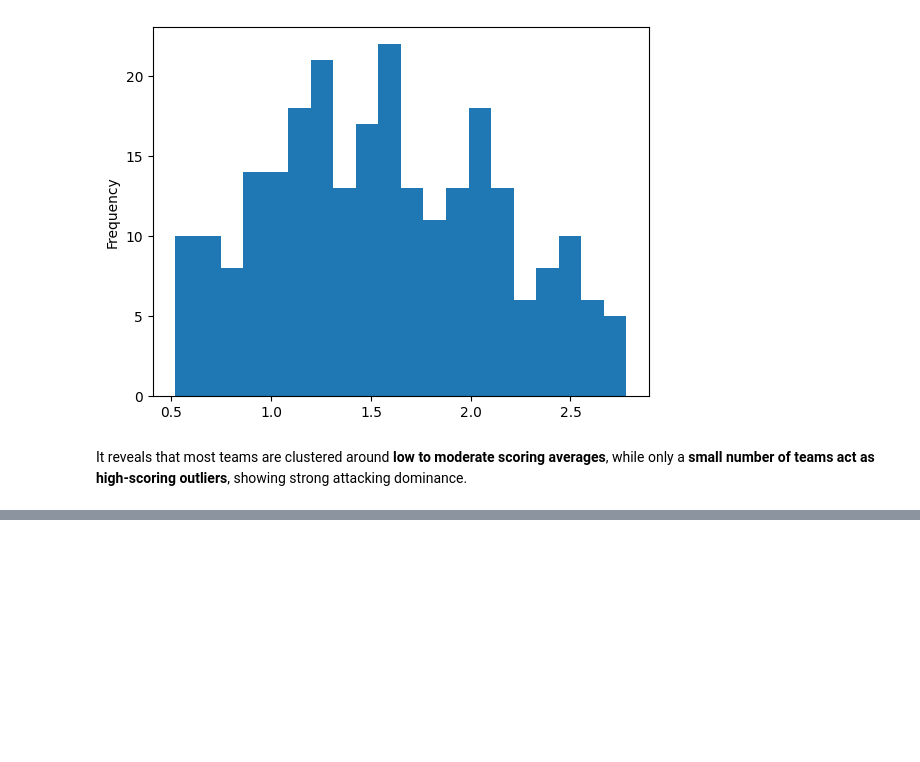
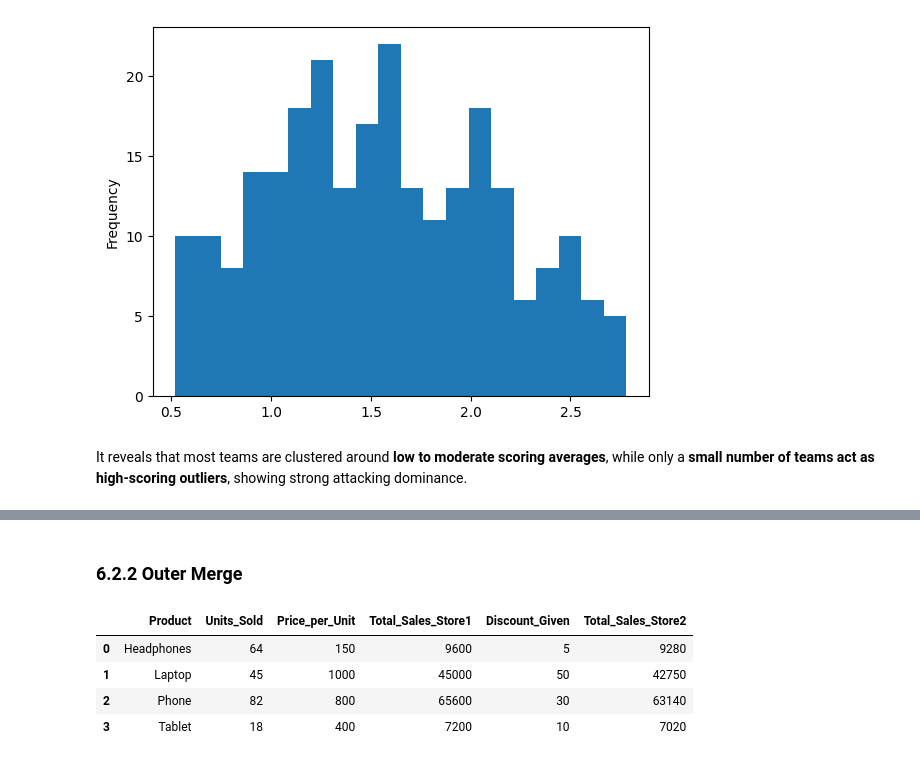
Before and after one commit to ahmedfakhar747/pandas-for-data-science, a Jupyter notebook: Pandas_2_Correlation_Analysis.ipynb, the cells around one changed output, grey strips where cells are left out. Saved outputs shown, nothing was run; the diff lists cells and outputs as text; code cells hidden in the pictures; blank space fills up the shorter version.

```diff
--- a/Pandas_2_Correlation_Analysis.ipynb
+++ b/Pandas_2_Correlation_Analysis.ipynb
@@ -381,0 +368,11 @@ merged_sales
+# %% [markdown]
+### 6.2.2 Outer Merge
+# %%
+outer_merged_sales = pd.merge(df_sales1, df_sales2, how="outer", on=["Product", "Units_Sold"])
+outer_merged_sales
+# %% [output]
+|  | Product | Units_Sold | Price_per_Unit | Total_Sales_Store1 | Discount_Given | Total_Sales_Store2 |
+| 0 | Headphones | 64 | 150 | 9600 | 5 | 9280 |
+| 1 | Laptop | 45 | 1000 | 45000 | 50 | 42750 |
+| 2 | Phone | 82 | 800 | 65600 | 30 | 63140 |
+| 3 | Tablet | 18 | 400 | 7200 | 10 | 7020 |
```
Also changed, not shown: parts of 25 cells of this notebook.
